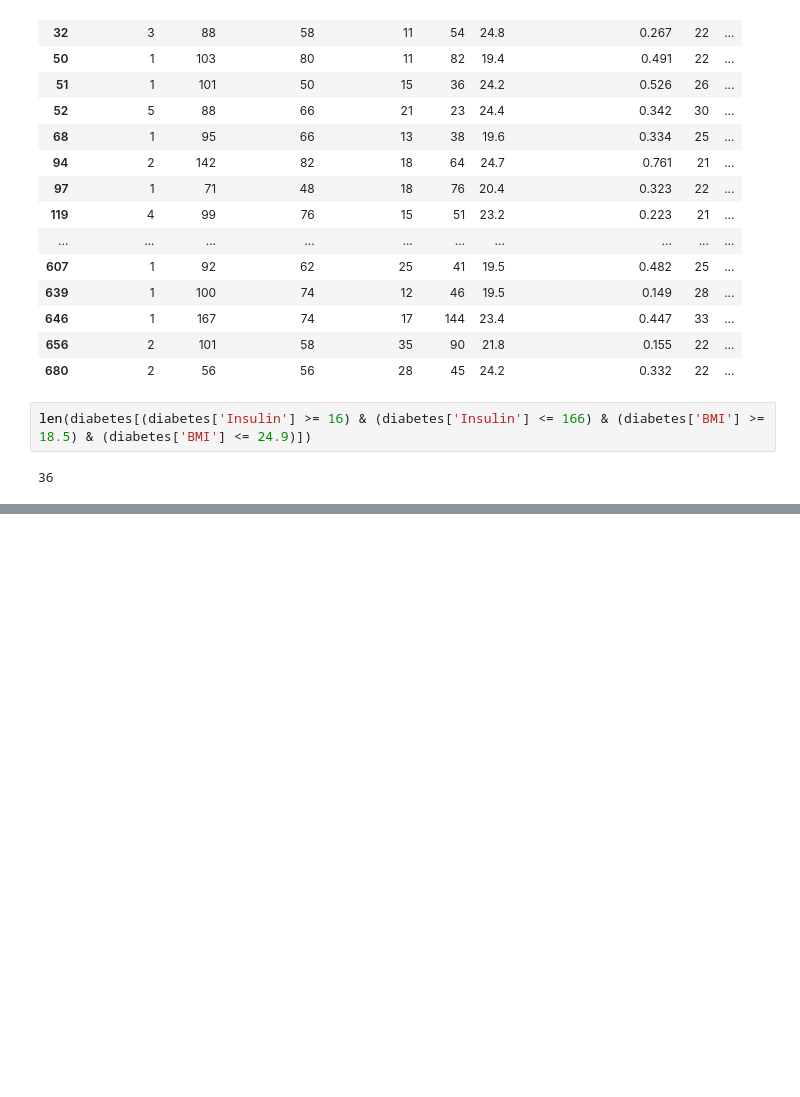
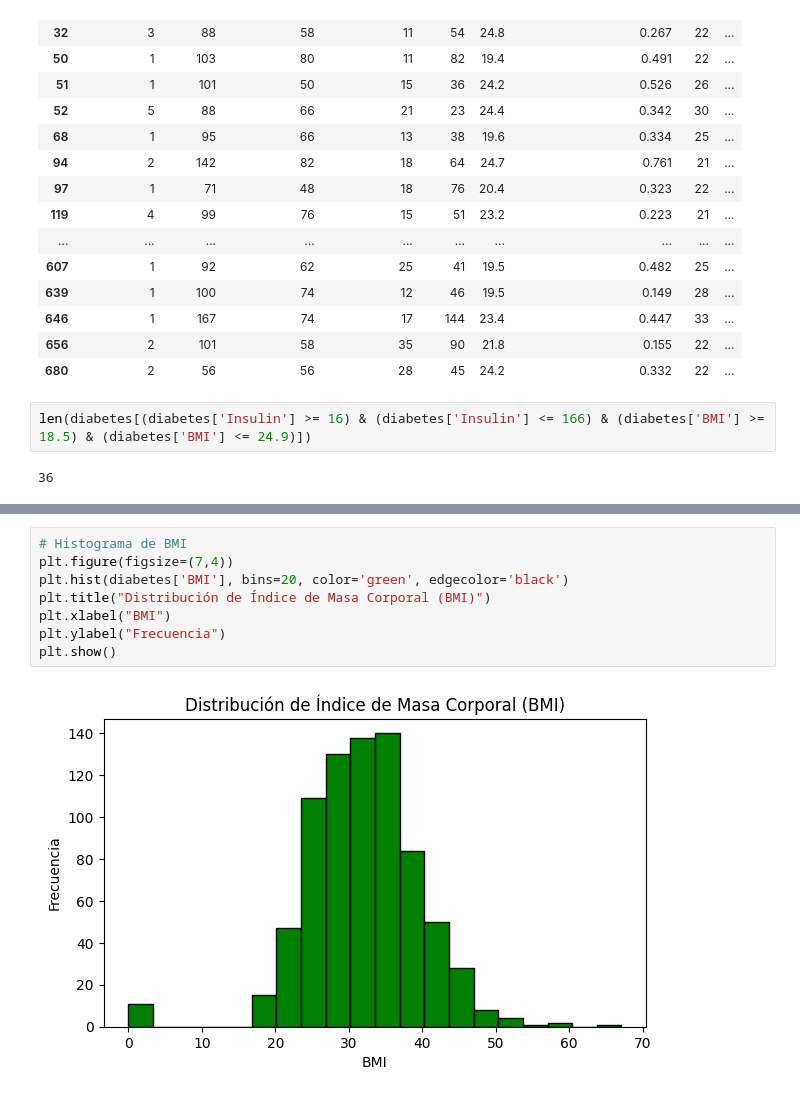
Before and after one commit to SofiaSacoto/LaboratorioGit, a Jupyter notebook: EstadisticaDescriptiva_SofiaSacoto.ipynb, the cells around one changed output, grey strips where cells are left out. Drawn from its saved outputs; the diff is of its cells as text; blank space fills up the shorter version.

```diff
--- a/EstadisticaDescriptiva_SofiaSacoto.ipynb
+++ b/EstadisticaDescriptiva_SofiaSacoto.ipynb
@@ -194,0 +213,10 @@ len(diabetes[(diabetes['Insulin'] >= 16) & (diabetes['Insulin'] <= 166) & (diabe
+# %%
+# Histograma de BMI
+plt.figure(figsize=(7,4))
+plt.hist(diabetes['BMI'], bins=20, color='green', edgecolor='black')
+plt.title("Distribución de Índice de Masa Corporal (BMI)")
+plt.xlabel("BMI")
+plt.ylabel("Frecuencia")
+plt.show()
+# %% [output]
+[figure, added]
```
Also changed, not shown: parts of 17 cells of this notebook.
